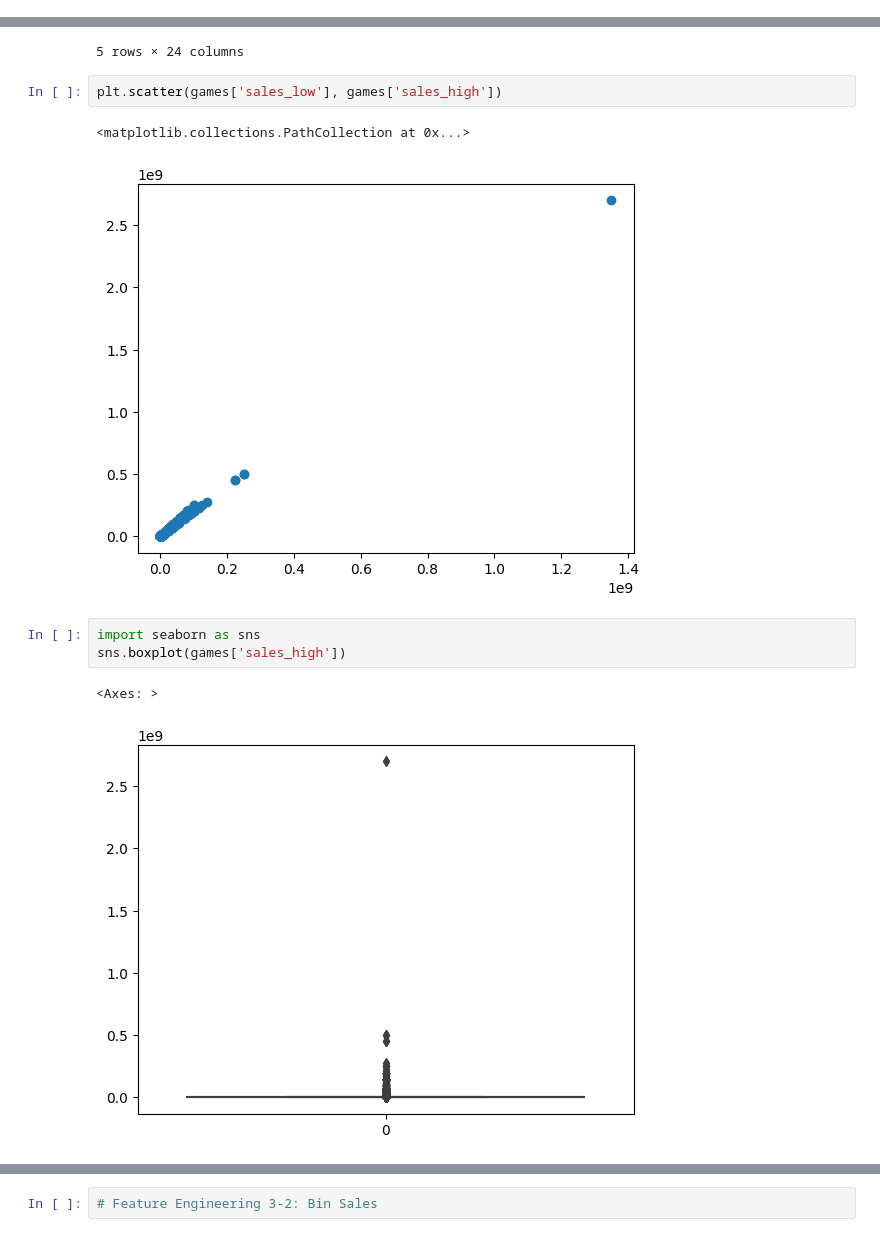
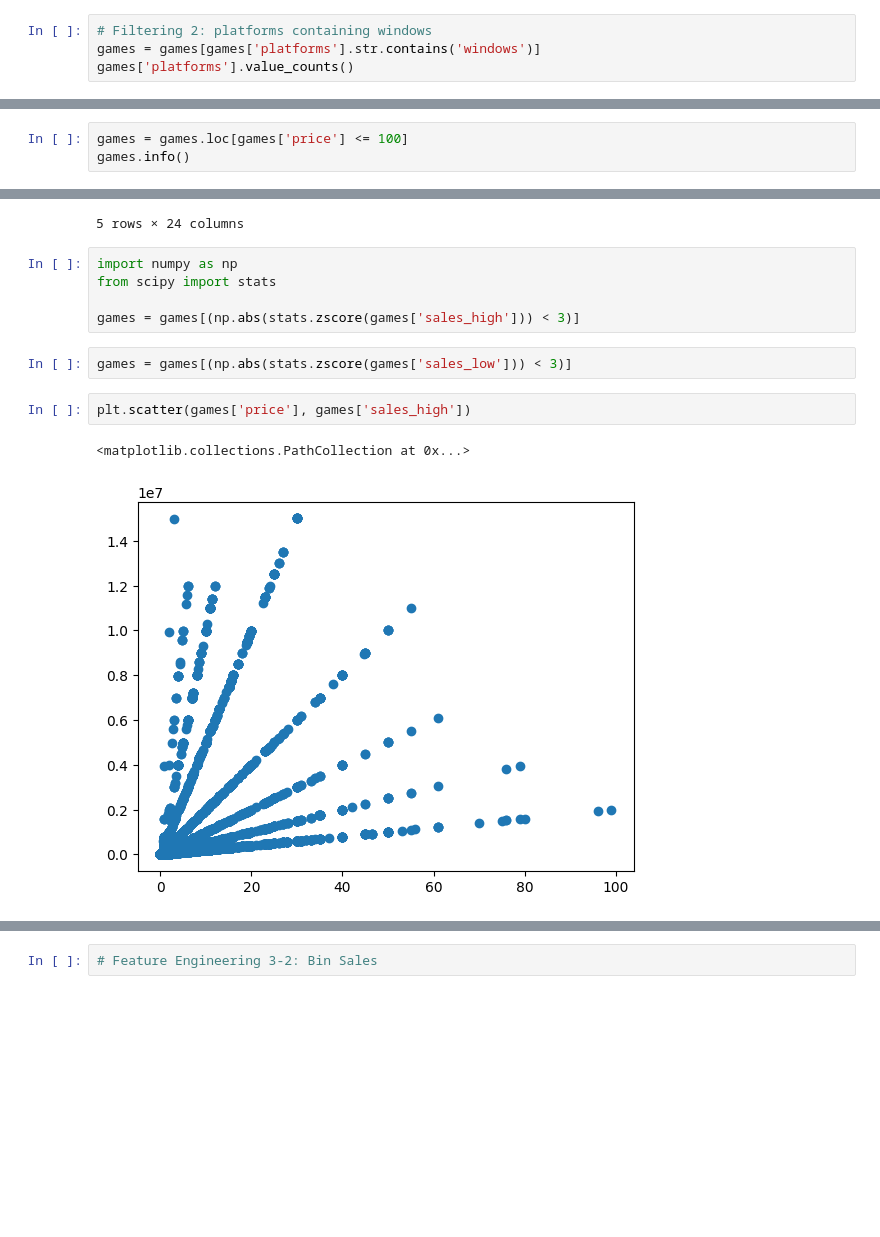
Before and after one commit to SangyunT/steam_game_sales, a Jupyter notebook: index.ipynb, the cells around one changed output, grey strips where cells are left out. Saved outputs shown, nothing was run; the diff lists cells and outputs as text; blank space fills up the shorter version.

```diff
--- a/index.ipynb
+++ b/index.ipynb
@@ -74,3 +75,7 @@ mac                      3
 mac;linux                1
 linux                    1
 Name: count, dtype: int64
+# %%
+# Filtering 2: platforms containing windows
+games = games[games['platforms'].str.contains('windows')]
+games['platforms'].value_counts()
@@ -76,0 +114,3 @@ Name: count, dtype: int64
+# %%
+games = games.loc[games['price'] <= 100]
+games.info()
@@ -145,14 +201,15 @@ games.head()
 | 3 | 40 | Deathmatch Classic | 2001-06-01 | 1 | Valve | Valve | windows;mac;linux | 0 | Multi-player;Online Multi-Player;... | ... |
 | 4 | 50 | Half-Life: Opposing Force | 1999-11-01 | 1 | Gearbox Software | Valve | windows;mac;linux | 0 | Single-player;Multi-player;Valve ... | ... |
 5 rows × 24 columns
+# %%
+import numpy as np
+from scipy import stats
+
+games = games[(np.abs(stats.zscore(games['sales_high'])) < 3)]
+# %%
+games = games[(np.abs(stats.zscore(games['sales_low'])) < 3)]
 # %%
-plt.scatter(games['sales_low'], games['sales_high'])
+plt.scatter(games['price'], games['sales_high'])
 # %% [output]
 <matplotlib.collections.PathCollection at 0x...>
-[figure, old version]
+[figure, new version]
-# %%
-import seaborn as sns
-sns.boxplot(games['sales_high'])
-# %% [output]
-<Axes: >
-[figure, removed]
```
Also changed, not shown: parts of 18 cells of this notebook.
